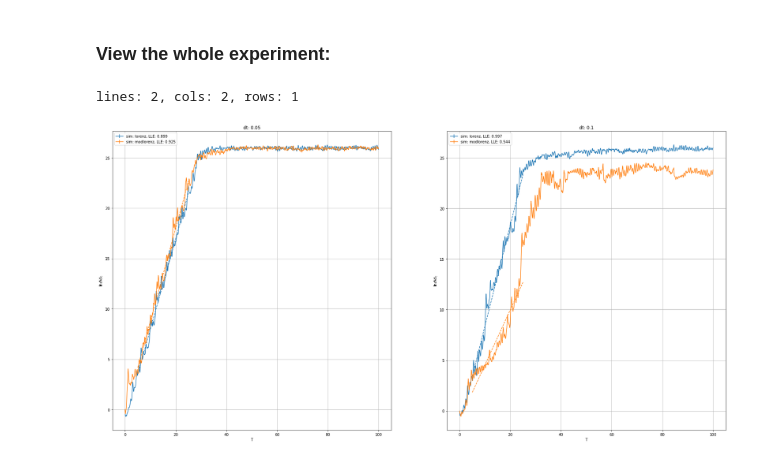
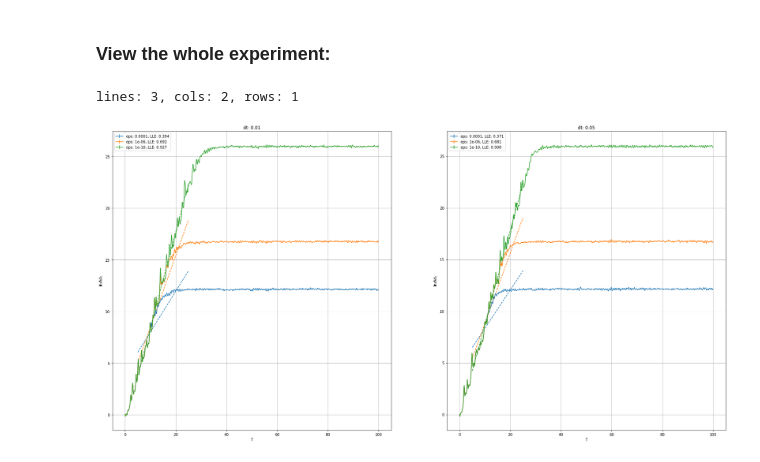
Before and after one commit to baurse/rescomp, a Jupyter notebook: bin/lyapunov_exponents_testing/Test_Lorenz_Simulations.ipynb, the cells around one changed output. Drawn from its saved outputs; the diff is of its cells as text; code cells hidden in the pictures.

```diff
--- a/bin/lyapunov_exponents_testing/Test_Lorenz_Simulations.ipynb
+++ b/bin/lyapunov_exponents_testing/Test_Lorenz_Simulations.ipynb
@@ -84,7 +91,7 @@ timestep 1000/1000
 # View results:
 # %%
 prepath = "simulation_results/17_01_new_testing_algo"
-exp_name = "t_21_01_2022_lorenz3"
+exp_name = "t_21_01_2022_lorenz4"
 # %% [markdown]
 ### View info file:
 # %%
@@ -142,23 +149,23 @@ shape of file: (1001, 1, 2)
 # %% [markdown]
 ### View the whole experiment:
 # %%
-zs = "sim"
+zs = "eps"
 xs = "dt"
 ys = []
 
 # simt.plot_div_file kwargs
 include_fit = 1
 mean_axs = "all"
 show_error = 0
 dim_index = None
 ens_index = None
 t_min = 5
 t_max = 25
 
 subfigsize = (15, 15)
 simt.plot_div_experiment(prepath, exp_name, zs, xs, ys, subfigsize=(15, 15), mean_axs=mean_axs, show_error=show_error,
                  rel_dist=True, include_fit=include_fit, dim_index=dim_index, ens_index=ens_index,
                 t_min=t_min, t_max=t_max)
 # %% [output]
-lines: 2, cols: 2, rows: 1
+lines: 3, cols: 2, rows: 1
-[figure, old version]
+[figure, new version]
```
Also changed, not shown: parts of 2 cells of this notebook, 2 other files.
